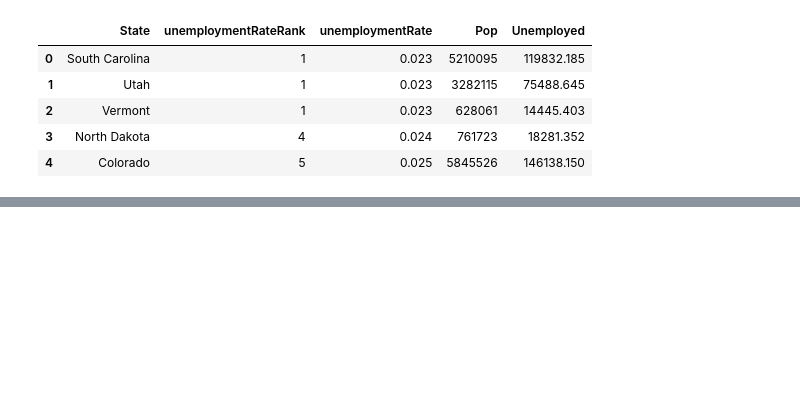
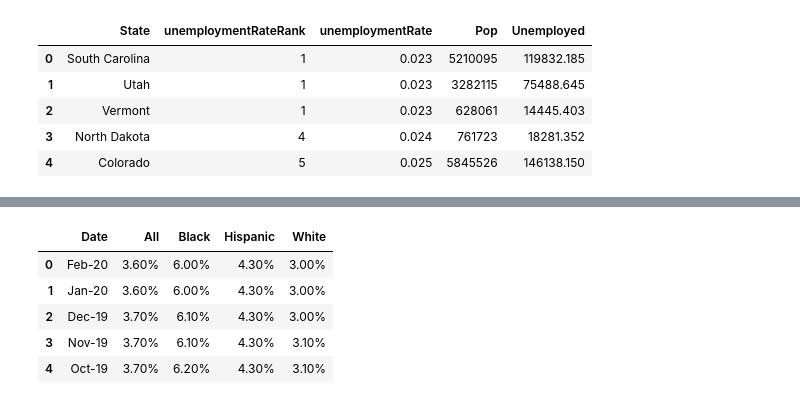
Before and after one commit to RahmanMonty/Unemployment, a Jupyter notebook: Unemployment.ipynb, the cells around one changed output, grey strips where cells are left out. Saved outputs shown, nothing was run; the diff lists cells and outputs as text; code cells hidden in the pictures; blank space fills up the shorter version.

```diff
--- a/Unemployment.ipynb
+++ b/Unemployment.ipynb
@@ -162,0 +73,15 @@ join.describe()
+# %%
+#Due to the unavailabillity of state by state unemployment demographics I will be utilizing national
+#data to reflects each states unemployment demographic payout.
+
+df3 = pd.read_csv("EPI Data Library - Unemployment.csv")
+# %%
+#Since Febuary is the most recent month, these percentages will be used to determine
+df3.head()
+# %% [output]
+|  | Date | All | Black | Hispanic | White |
+| 0 | Feb-20 | 3.60% | 6.00% | 4.30% | 3.00% |
+| 1 | Jan-20 | 3.60% | 6.00% | 4.30% | 3.00% |
+| 2 | Dec-19 | 3.70% | 6.10% | 4.30% | 3.00% |
+| 3 | Nov-19 | 3.70% | 6.10% | 4.30% | 3.10% |
+| 4 | Oct-19 | 3.70% | 6.20% | 4.30% | 3.10% |
```
Also changed, not shown: parts of 14 cells of this notebook.
